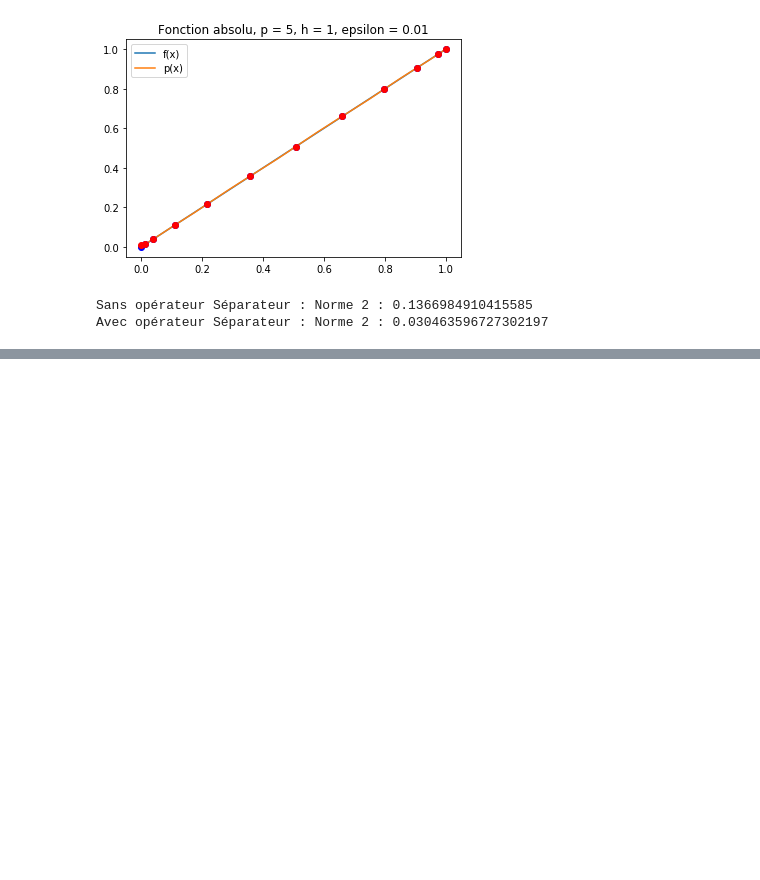
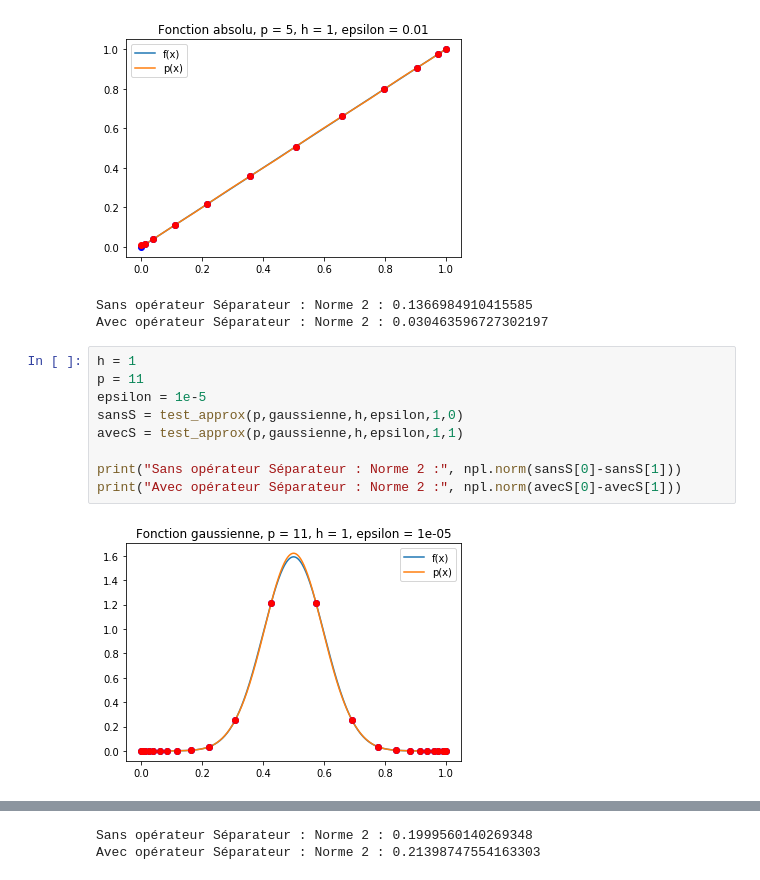
Before and after one commit to gerier/GestionDeProjet4A, a Jupyter notebook: Projet-n=2p+1.ipynb, the cells around one changed output, grey strips where cells are left out. Cells and saved outputs as stored; diff of their text form; blank space fills up the shorter version.

```diff
--- a/Projet-n=2p+1.ipynb
+++ b/Projet-n=2p+1.ipynb
@@ -639,3 +401,14 @@ print("Avec opérateur Séparateur : Norme 2 :", npl.norm(avecS[0]-avecS[1]))
 [figure]
 Sans opérateur Séparateur : Norme 2 : 0.1366984910415585
 Avec opérateur Séparateur : Norme 2 : 0.030463596727302197
+# %%
+h = 1
+p = 11
+epsilon = 1e-5
+sansS = test_approx(p,gaussienne,h,epsilon,1,0)
+avecS = test_approx(p,gaussienne,h,epsilon,1,1)
+
+print("Sans opérateur Séparateur : Norme 2 :", npl.norm(sansS[0]-sansS[1]))
+print("Avec opérateur Séparateur : Norme 2 :", npl.norm(avecS[0]-avecS[1]))
+# %% [output]
+[figure, added]
@@ -641,0 +416,2 @@ Avec opérateur Séparateur : Norme 2 : 0.030463596727302197
+Sans opérateur Séparateur : Norme 2 : 0.1999560140269348
+Avec opérateur Séparateur : Norme 2 : 0.21398747554163303
```
Also changed, not shown: parts of 28 cells of this notebook.
